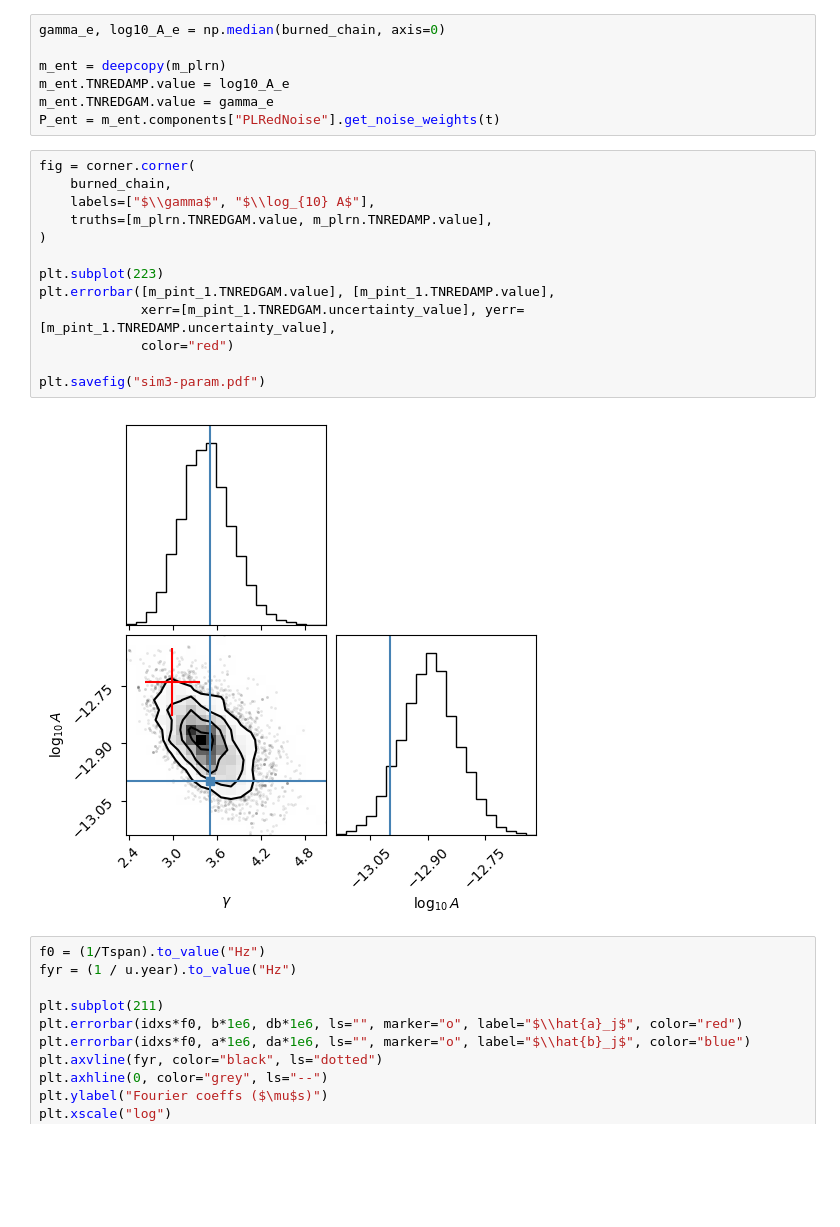
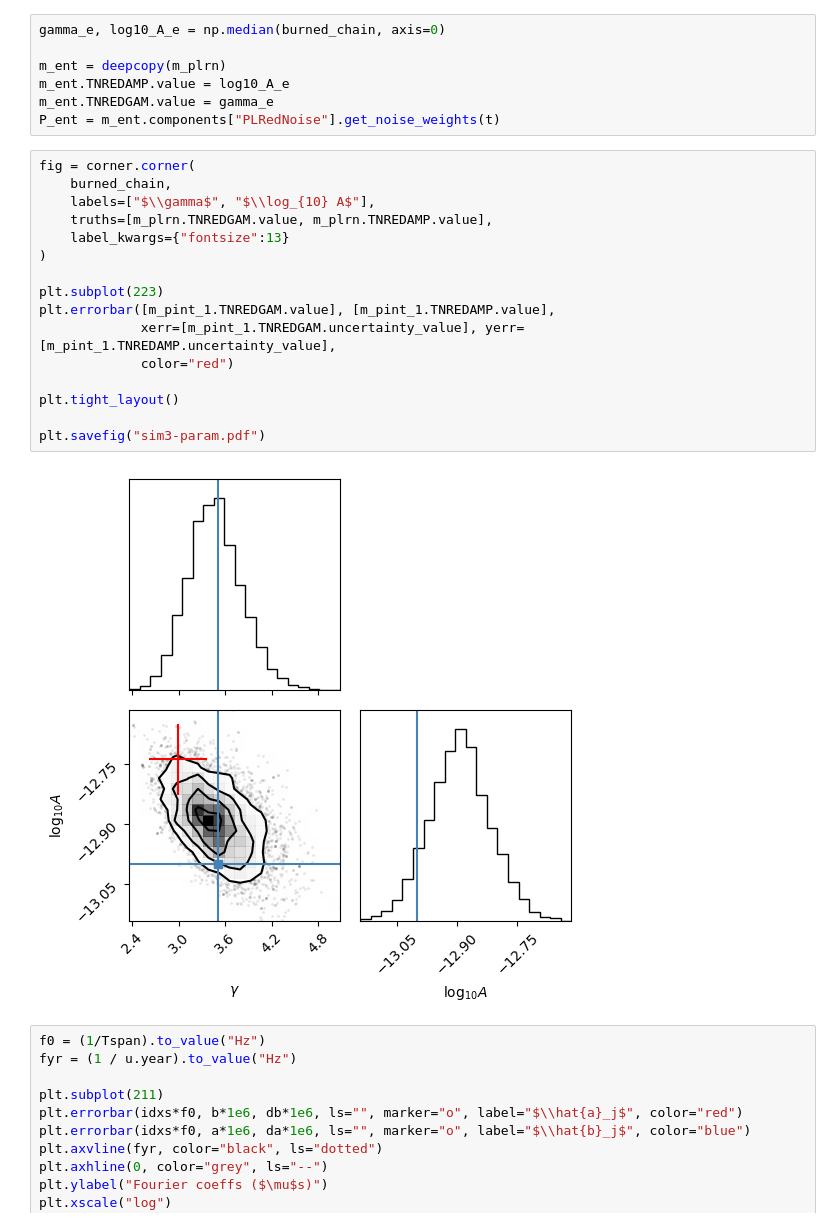
Before and after one commit to abhisrkckl/pint-noise, a Jupyter notebook: sim3-red-noise/Sim3-analysis.ipynb, the cells around one changed output. Drawn from its saved outputs; the diff is of its cells as text; blank space fills up the shorter version.

```diff
--- a/sim3-red-noise/Sim3-analysis.ipynb
+++ b/sim3-red-noise/Sim3-analysis.ipynb
@@ -219,18 +227,21 @@ P_ent = m_ent.components["PLRedNoise"].get_noise_weights(t)
 # %%
 fig = corner.corner(
     burned_chain,
     labels=["$\\gamma$", "$\\log_{10} A$"],
     truths=[m_plrn.TNREDGAM.value, m_plrn.TNREDAMP.value],
+    label_kwargs={"fontsize":13}
 )
 
 plt.subplot(223)
 plt.errorbar([m_pint_1.TNREDGAM.value], [m_pint_1.TNREDAMP.value],
              xerr=[m_pint_1.TNREDGAM.uncertainty_value], yerr=[m_pint_1.TNREDAMP.uncertainty_value],
              color="red")
 
+plt.tight_layout()
+
 plt.savefig("sim3-param.pdf")
 # %% [output]
-[figure, old version]
+[figure, new version]
 # %%
 f0 = (1/Tspan).to_value("Hz")
 fyr = (1 / u.year).to_value("Hz")
```
Also changed, not shown: parts of 9 cells of this notebook, 4 other files.
